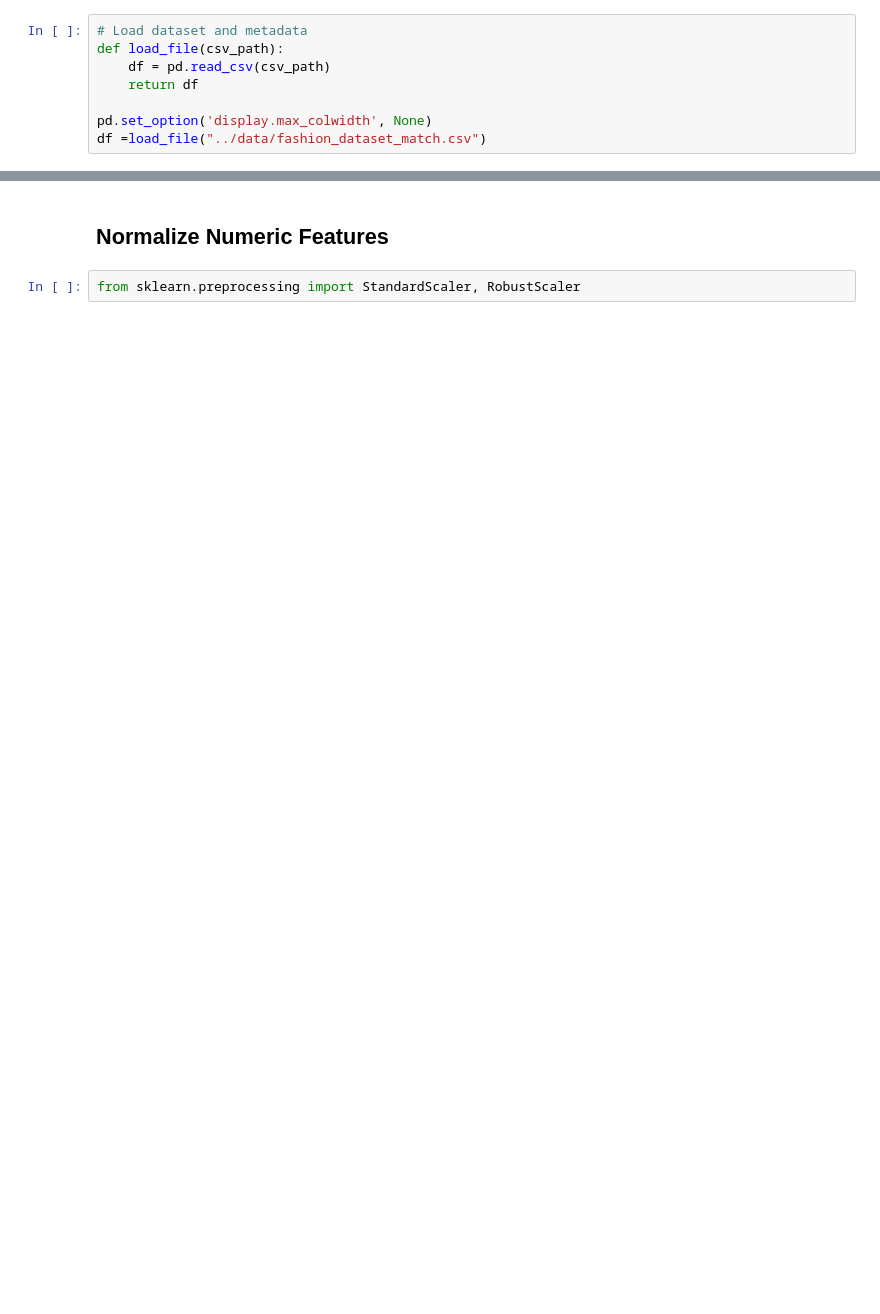
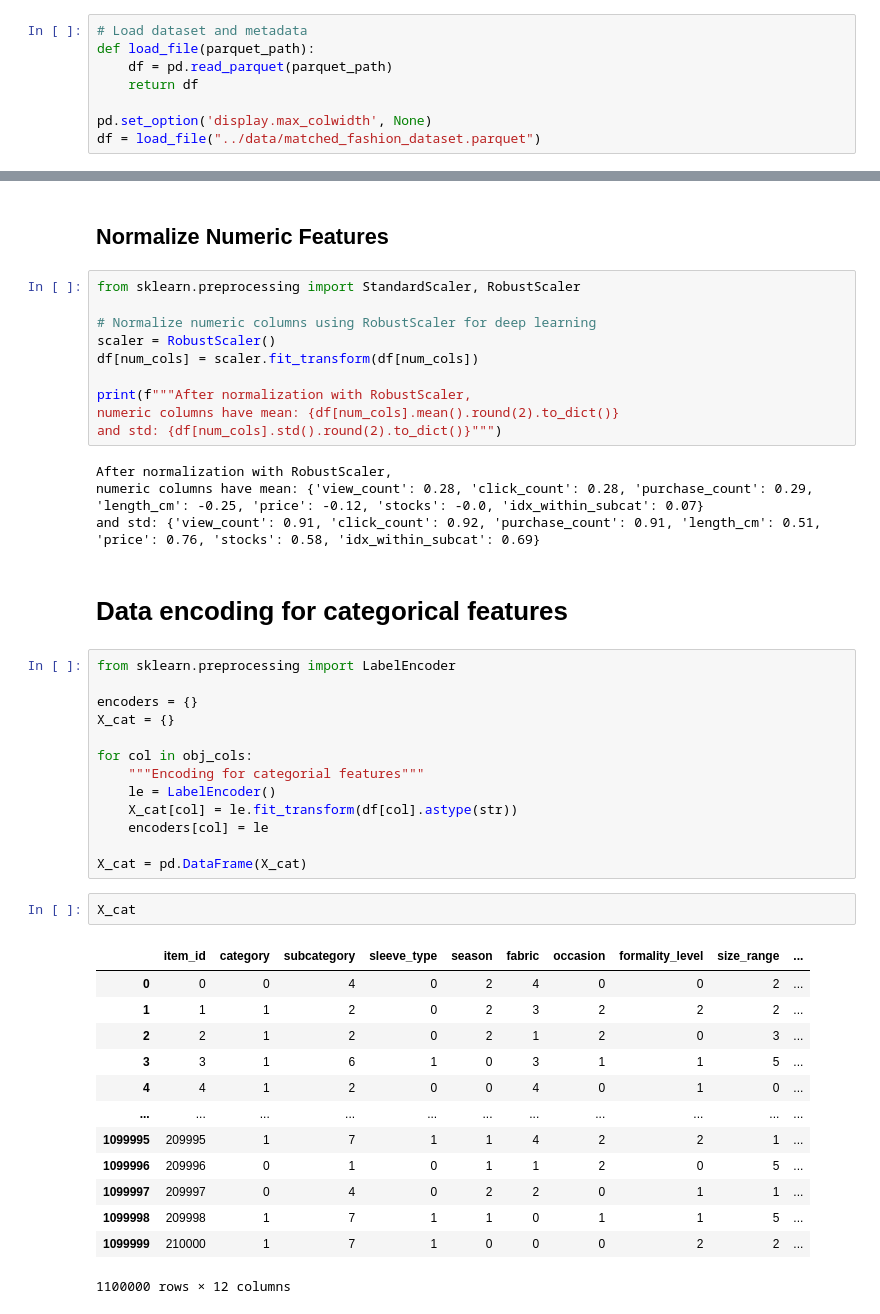
Before and after one commit to Mipjeiger/Fashion-recommendation-RAG-Finetuing-LLM-ML-Engineer-end-to-end, a Jupyter notebook: notebooks/05_Tensorflow_training.ipynb, the cells around one changed output, grey strips where cells are left out. Cells and saved outputs as stored; diff of their text form; blank space fills up the shorter version.

```diff
--- a/notebooks/05_Tensorflow_training.ipynb
+++ b/notebooks/05_Tensorflow_training.ipynb
@@ -61,12 +61,12 @@ show_random_images(images, n=8)
 ### * **Try to match outfit features top and bottom wearing (Optional task)**
 # %%
 # Load dataset and metadata
-def load_file(csv_path):
-    df = pd.read_csv(csv_path)
+def load_file(parquet_path):
+    df = pd.read_parquet(parquet_path)
     return df
 
 pd.set_option('display.max_colwidth', None)
-df =load_file("../data/fashion_dataset_match.csv")
+df = load_file("../data/matched_fashion_dataset.parquet")
 # %% [markdown]
 # Features data matching
 # %%
@@ -133,3 +117,46 @@ df[obj_cols]
 ## Normalize Numeric Features
 # %%
 from sklearn.preprocessing import StandardScaler, RobustScaler
+
+# Normalize numeric columns using RobustScaler for deep learning
+scaler = RobustScaler()
+df[num_cols] = scaler.fit_transform(df[num_cols])
+
+print(f"""After normalization with RobustScaler,
+numeric columns have mean: {df[num_cols].mean().round(2).to_dict()}
+and std: {df[num_cols].std().round(2).to_dict()}""")
+# %% [output]
+After normalization with RobustScaler,
+numeric columns have mean: {'view_count': 0.28, 'click_count': 0.28, 'purchase_count': 0.29, 'length_cm': -0.25, 'price': -0.12, 'stocks': -0.0, 'idx_within_subcat': 0.07}
+and std: {'view_count': 0.91, 'click_count': 0.92, 'purchase_count': 0.91, 'length_cm': 0.51, 'price': 0.76, 'stocks': 0.58, 'idx_within_subcat': 0.69}
+# %% [markdown]
+# Data encoding for categorical features
+# %%
+from sklearn.preprocessing import LabelEncoder
+
+encoders = {}
+X_cat = {}
+
+for col in obj_cols:
+    """Encoding for categorial features"""
+    le = LabelEncoder()
+    X_cat[col] = le.fit_transform(df[col].astype(str))
+    encoders[col] = le
+
+X_cat = pd.DataFrame(X_cat)
+# %%
+X_cat
+# %% [output]
+|  | item_id | category | subcategory | sleeve_type | season | fabric | occasion | formality_level | size_range | ... |
+| 0 | 0 | 0 | 4 | 0 | 2 | 4 | 0 | 0 | 2 | ... |
+| 1 | 1 | 1 | 2 | 0 | 2 | 3 | 2 | 2 | 2 | ... |
+| 2 | 2 | 1 | 2 | 0 | 2 | 1 | 2 | 0 | 3 | ... |
+| 3 | 3 | 1 | 6 | 1 | 0 | 3 | 1 | 1 | 5 | ... |
+| 4 | 4 | 1 | 2 | 0 | 0 | 4 | 0 | 1 | 0 | ... |
+| ... | ... | ... | ... | ... | ... | ... | ... | ... | ... | ... |
+| 1099995 | 209995 | 1 | 7 | 1 | 1 | 4 | 2 | 2 | 1 | ... |
+| 1099996 | 209996 | 0 | 1 | 0 | 1 | 1 | 2 | 0 | 5 | ... |
+| 1099997 | 209997 | 0 | 4 | 0 | 2 | 2 | 0 | 1 | 1 | ... |
+| 1099998 | 209998 | 1 | 7 | 1 | 1 | 0 | 1 | 1 | 5 | ... |
+| 1099999 | 210000 | 1 | 7 | 1 | 0 | 0 | 0 | 2 | 2 | ... |
+1100000 rows × 12 columns
```
Also changed, not shown: parts of 8 cells of this notebook.
